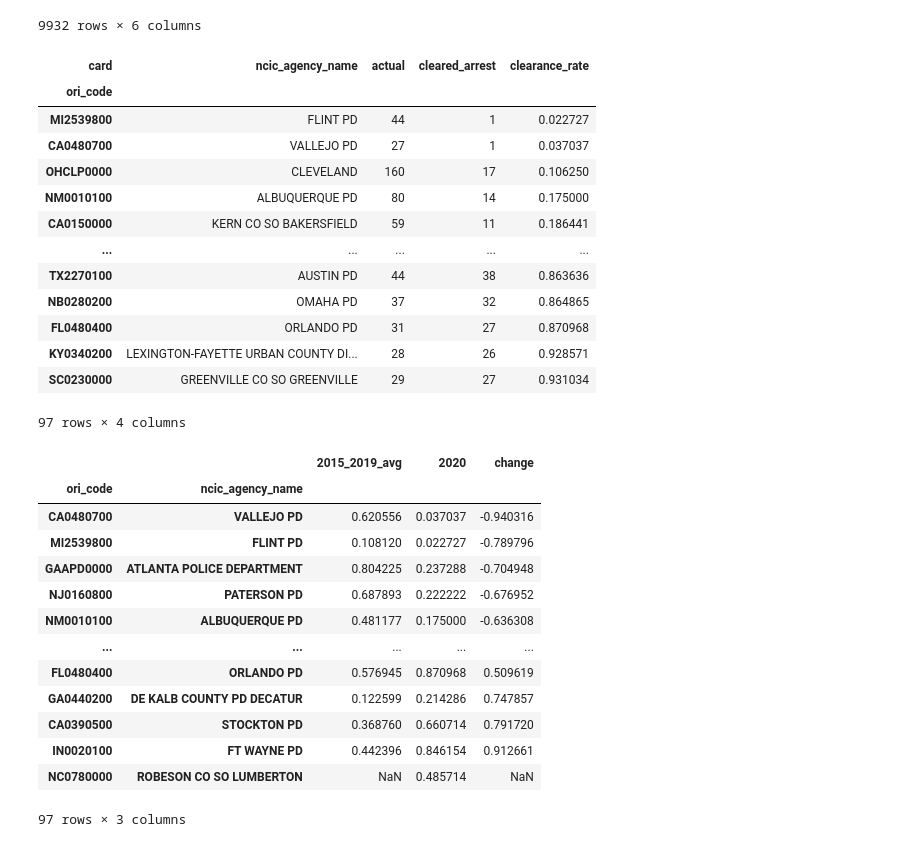
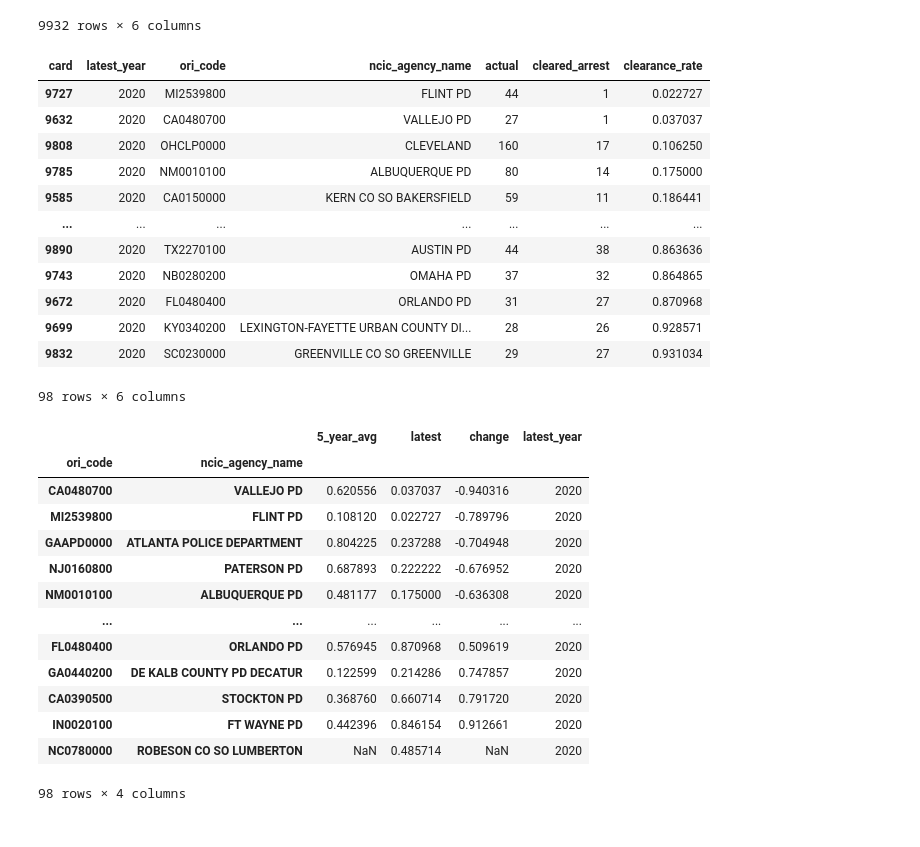
Before and after one commit to cbs-news-data/homicide-clearance-fbi-data, a Jupyter notebook: notebook/reta/src/reta.ipynb, the cells around one changed output. Saved outputs shown, nothing was run; the diff lists cells and outputs as text; code cells hidden in the pictures.

```diff
--- a/notebook/reta/src/reta.ipynb
+++ b/notebook/reta/src/reta.ipynb
@@ -399,27 +415,26 @@ agency
 # %%
 agency.to_csv("output/agency.csv", index=False)
 # %%
-agency_2020 = get_2020(agency, "ori_code")
+agency_latest = get_latest(agency, "ori_code")
 
 # using this in later step
-agency_2020_subset = agency_2020.query("actual > 25").dropna(subset=["clearance_rate"])
+agency_latest_subset = agency_latest.query("actual > 25").dropna(subset=["clearance_rate"])
 
-# again looking only at ones with many homicides in 2020
-agency_2020_subset.sort_values("clearance_rate")
+# again looking only at ones with many homicides in latest
+agency_latest_subset.sort_values("clearance_rate")
 # %% [output]
-| card | ncic_agency_name | actual | cleared_arrest | clearance_rate |
-| ori_code |  |  |  |  |
-| MI2539800 | FLINT PD | 44 | 1 | 0.022727 |
-| CA0480700 | VALLEJO PD | 27 | 1 | 0.037037 |
-| OHCLP0000 | CLEVELAND | 160 | 17 | 0.106250 |
-| NM0010100 | ALBUQUERQUE PD | 80 | 14 | 0.175000 |
-| CA0150000 | KERN CO SO BAKERSFIELD | 59 | 11 | 0.186441 |
-| ... | ... | ... | ... | ... |
-| TX2270100 | AUSTIN PD | 44 | 38 | 0.863636 |
-| NB0280200 | OMAHA PD | 37 | 32 | 0.864865 |
-| FL0480400 | ORLANDO PD | 31 | 27 | 0.870968 |
-| KY0340200 | LEXINGTON-FAYETTE URBAN COUNTY DI... | 28 | 26 | 0.928571 |
-| SC0230000 | GREENVILLE CO SO GREENVILLE | 29 | 27 | 0.931034 |
+| card | latest_year | ori_code | ncic_agency_name | actual | cleared_arrest | clearance_rate |
+| 9727 | 2020 | MI2539800 | FLINT PD | 44 | 1 | 0.022727 |
+| 9632 | 2020 | CA0480700 | VALLEJO PD | 27 | 1 | 0.037037 |
+| 9808 | 2020 | OHCLP0000 | CLEVELAND | 160 | 17 | 0.106250 |
+| 9785 | 2020 | NM0010100 | ALBUQUERQUE PD | 80 | 14 | 0.175000 |
+| 9585 | 2020 | CA0150000 | KERN CO SO BAKERSFIELD | 59 | 11 | 0.186441 |
+| ... | ... | ... | ... | ... | ... | ... |
+| 9890 | 2020 | TX2270100 | AUSTIN PD | 44 | 38 | 0.863636 |
+| 9743 | 2020 | NB0280200 | OMAHA PD | 37 | 32 | 0.864865 |
+| 9672 | 2020 | FL0480400 | ORLANDO PD | 31 | 27 | 0.870968 |
+| 9699 | 2020 | KY0340200 | LEXINGTON-FAYETTE URBAN COUNTY DI... | 28 | 26 | 0.928571 |
+| 9832 | 2020 | SC0230000 | GREENVILLE CO SO GREENVILLE | 29 | 27 | 0.931034 |
-97 rows × 4 columns
+98 rows × 6 columns
 # %%
 # output for use in later tasks
@@ -427,25 +442,25 @@ agency_2020.to_csv("output/agency_2020.csv")
 # %%
-agency_5yr = get_5yravg_vs_2020(agency, ["ori_code", "ncic_agency_name"])
+agency_5yr = get_5yravg_vs_latest(agency, "ori_code", "ncic_agency_name")
 
 agency_5yr[
     agency_5yr.index.get_level_values("ori_code").isin(
-        agency_2020_subset.index.get_level_values("ori_code")
+        agency_latest_subset.ori_code
     )
 ].sort_values("change")
 # %% [output]
-|  |  | 2015_2019_avg | 2020 | change |
-| ori_code | ncic_agency_name |  |  |  |
-| CA0480700 | VALLEJO PD | 0.620556 | 0.037037 | -0.940316 |
-| MI2539800 | FLINT PD | 0.108120 | 0.022727 | -0.789796 |
-| GAAPD0000 | ATLANTA POLICE DEPARTMENT | 0.804225 | 0.237288 | -0.704948 |
-| NJ0160800 | PATERSON PD | 0.687893 | 0.222222 | -0.676952 |
-| NM0010100 | ALBUQUERQUE PD | 0.481177 | 0.175000 | -0.636308 |
-| ... | ... | ... | ... | ... |
-| FL0480400 | ORLANDO PD | 0.576945 | 0.870968 | 0.509619 |
-| GA0440200 | DE KALB COUNTY PD DECATUR | 0.122599 | 0.214286 | 0.747857 |
-| CA0390500 | STOCKTON PD | 0.368760 | 0.660714 | 0.791720 |
-| IN0020100 | FT WAYNE PD | 0.442396 | 0.846154 | 0.912661 |
-| NC0780000 | ROBESON CO SO LUMBERTON | NaN | 0.485714 | NaN |
+|  |  | 5_year_avg | latest | change | latest_year |
+| ori_code | ncic_agency_name |  |  |  |  |
+| CA0480700 | VALLEJO PD | 0.620556 | 0.037037 | -0.940316 | 2020 |
+| MI2539800 | FLINT PD | 0.108120 | 0.022727 | -0.789796 | 2020 |
+| GAAPD0000 | ATLANTA POLICE DEPARTMENT | 0.804225 | 0.237288 | -0.704948 | 2020 |
+| NJ0160800 | PATERSON PD | 0.687893 | 0.222222 | -0.676952 | 2020 |
+| NM0010100 | ALBUQUERQUE PD | 0.481177 | 0.175000 | -0.636308 | 2020 |
+| ... | ... | ... | ... | ... | ... |
+| FL0480400 | ORLANDO PD | 0.576945 | 0.870968 | 0.509619 | 2020 |
+| GA0440200 | DE KALB COUNTY PD DECATUR | 0.122599 | 0.214286 | 0.747857 | 2020 |
+| CA0390500 | STOCKTON PD | 0.368760 | 0.660714 | 0.791720 | 2020 |
+| IN0020100 | FT WAYNE PD | 0.442396 | 0.846154 | 0.912661 | 2020 |
+| NC0780000 | ROBESON CO SO LUMBERTON | NaN | 0.485714 | NaN | 2020 |
-97 rows × 3 columns
+98 rows × 4 columns
 # %%
 agency_5yr.to_csv("output/agency_5yr.csv")
```
Also changed, not shown: parts of 9 cells of this notebook, 21 other files.
